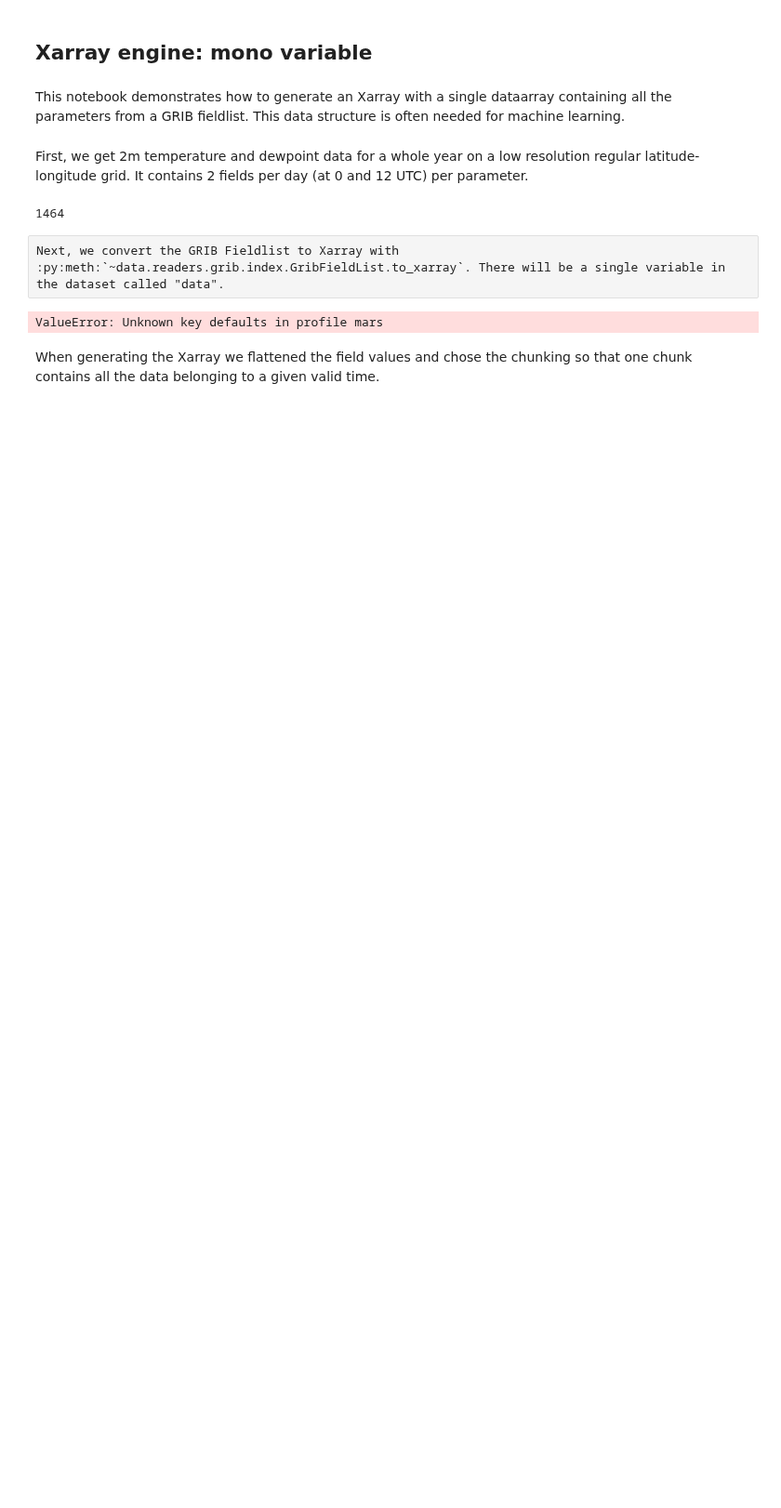
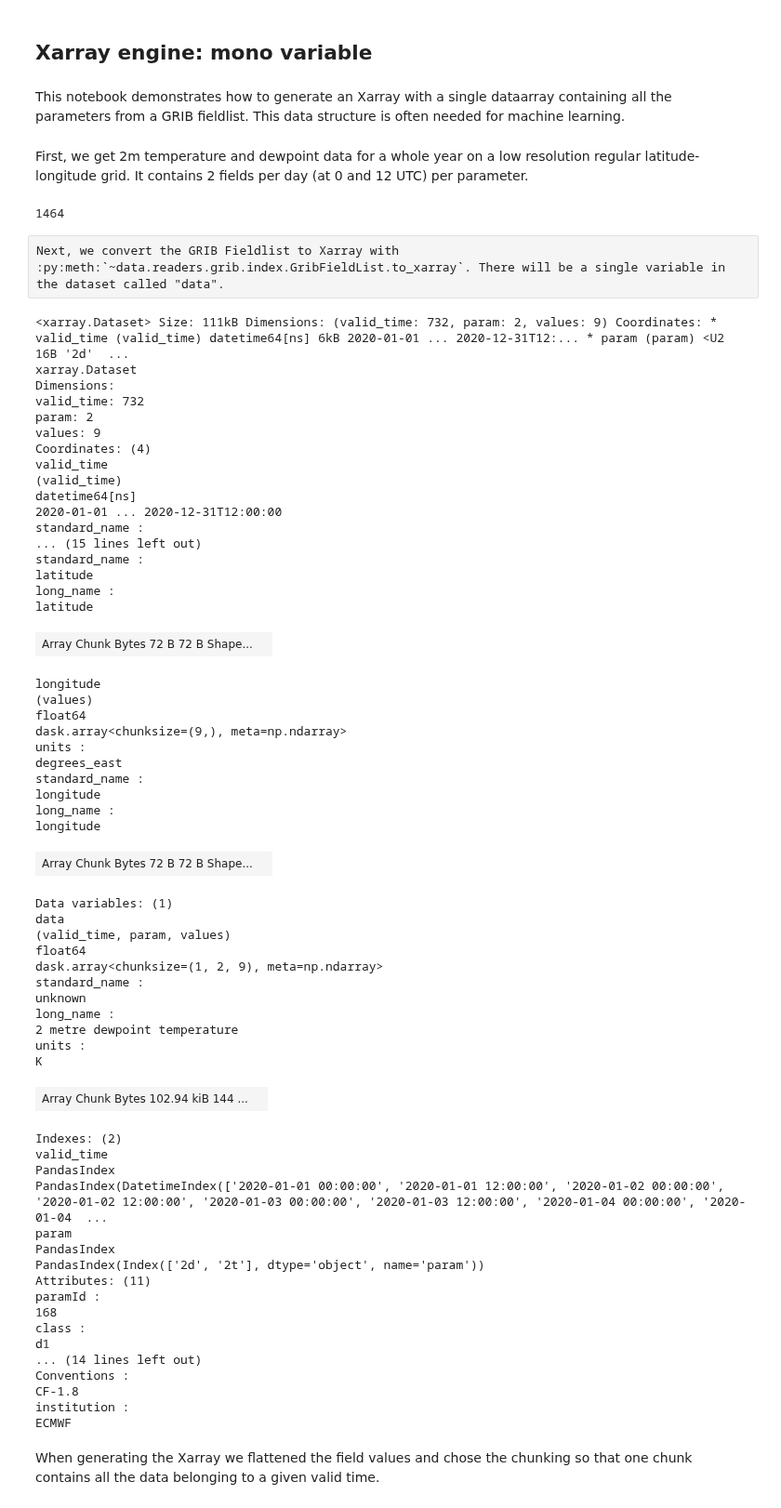
Before and after one commit to ecmwf/earthkit-data, a Jupyter notebook: docs/examples/xarray_engine_mono_variable.ipynb, the cells around one changed output. Shown at 93% size. Drawn from its saved outputs; the diff is of its cells as text; code cells hidden in the pictures; blank space fills up the shorter version.

Commit message:
Add metadata defaults option to to_xarray

```diff
--- a/docs/examples/xarray_engine_mono_variable.ipynb
+++ b/docs/examples/xarray_engine_mono_variable.ipynb
@@ -13,17 +13,73 @@ len(ds_fl)
 # %% [raw]
 Next, we convert the GRIB Fieldlist to Xarray with :py:meth:`~data.readers.grib.index.GribFieldList.to_xarray`. There will be a single variable in the dataset called "data".
 # %%
-ds = ds_fl.to_xarray(fixed_dims=["valid_time", "param", "number"],
+ds = ds_fl.to_xarray(fixed_dims=["valid_time", "param"],
                      ensure_dims=["number"],
                      mono_variable=True,
                      chunks={"valid_time": 1},
                      flatten_values=True,
                      add_earthkit_attrs=False,
-                     defaults={"number": 0},
                     )
 ds
 # %% [output]
-ValueError: Unknown key defaults in profile mars
+<xarray.Dataset> Size: 111kB Dimensions: (valid_time: 732, param: 2, values: 9) Coordinates: * valid_time (valid_time) datetime64[ns] 6kB 2020-01-01 ... 2020-12-31T12:... * param (param) <U2 16B '2d'  ...
+xarray.Dataset
+Dimensions:
+valid_time: 732
+param: 2
+values: 9
+Coordinates: (4)
+valid_time
+(valid_time)
+datetime64[ns]
+2020-01-01 ... 2020-12-31T12:00:00
+standard_name :
+... (15 lines left out)
+standard_name :
+latitude
+long_name :
+latitude
+| Array Chunk Bytes 72 B 72 B Shape... |  |
+longitude
+(values)
+float64
+dask.array<chunksize=(9,), meta=np.ndarray>
+units :
+degrees_east
+standard_name :
+longitude
+long_name :
+longitude
+| Array Chunk Bytes 72 B 72 B Shape... |  |
+Data variables: (1)
+data
+(valid_time, param, values)
+float64
+dask.array<chunksize=(1, 2, 9), meta=np.ndarray>
+standard_name :
+unknown
+long_name :
+2 metre dewpoint temperature
+units :
+K
+| Array Chunk Bytes 102.94 kiB 144 ... |  |
+Indexes: (2)
+valid_time
+PandasIndex
+PandasIndex(DatetimeIndex(['2020-01-01 00:00:00', '2020-01-01 12:00:00', '2020-01-02 00:00:00', '2020-01-02 12:00:00', '2020-01-03 00:00:00', '2020-01-03 12:00:00', '2020-01-04 00:00:00', '2020-01-04  ...
+param
+PandasIndex
+PandasIndex(Index(['2d', '2t'], dtype='object', name='param'))
+Attributes: (11)
+paramId :
+168
+class :
+d1
+... (14 lines left out)
+Conventions :
+CF-1.8
+institution :
+ECMWF
 # %% [markdown]
 When generating the Xarray we flattened the field values and chose the chunking so that one chunk contains all the data belonging to a given valid time.
 # %%
```
Also changed, not shown: parts of 4 cells of this notebook, 5 other files.
